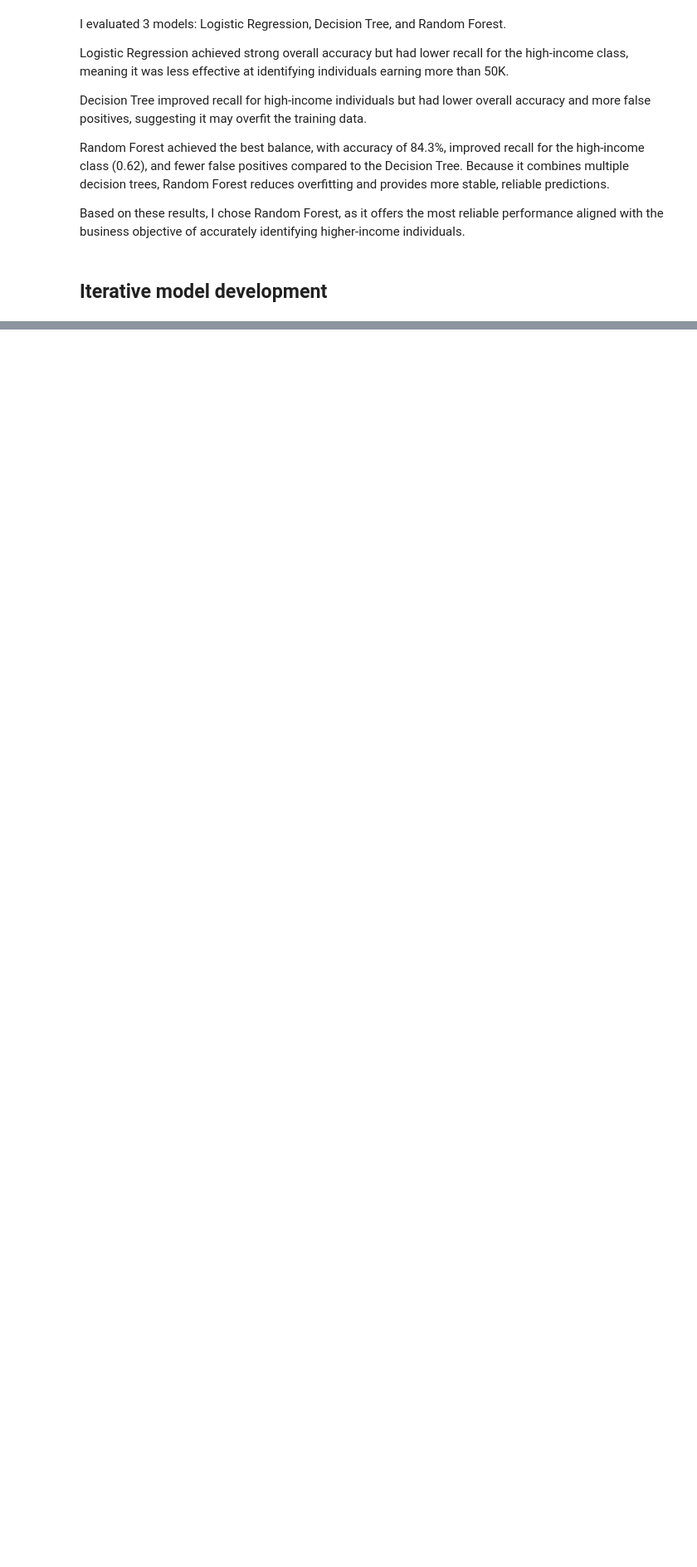
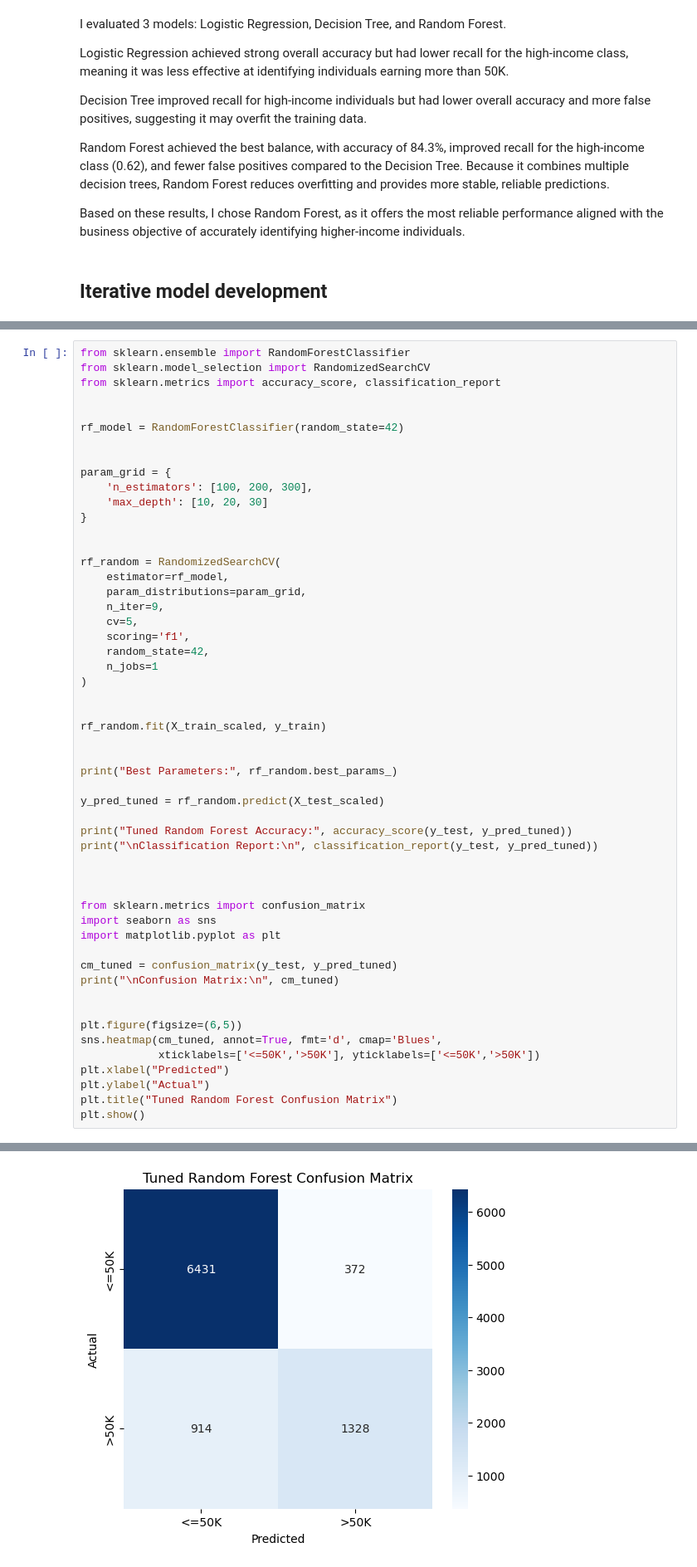
Before and after one commit to keepingitriel/mldp-project, a Jupyter notebook: MLDP Program Codes Submission Template.ipynb, the cells around one changed output, grey strips where cells are left out. Shown at 83% size. Saved outputs shown, nothing was run; the diff lists cells and outputs as text; blank space fills up the shorter version.

Commit message:
Iterative model development done

```diff
--- a/MLDP Program Codes Submission Template.ipynb
+++ b/MLDP Program Codes Submission Template.ipynb
@@ -468,0 +566,54 @@ Based on these results, I chose Random Forest, as it offers the most reliable pe
+# %%
+from sklearn.ensemble import RandomForestClassifier
+from sklearn.model_selection import RandomizedSearchCV
+from sklearn.metrics import accuracy_score, classification_report
+
+
+rf_model = RandomForestClassifier(random_state=42)
+
+
+param_grid = {
+    'n_estimators': [100, 200, 300],
+    'max_depth': [10, 20, 30]
+}
+
+
+rf_random = RandomizedSearchCV(
+    estimator=rf_model,
+    param_distributions=param_grid,
+    n_iter=9,
+    cv=5,
+    scoring='f1',
+    random_state=42,
+    n_jobs=1
+)
+
+
+rf_random.fit(X_train_scaled, y_train)
+
+
+print("Best Parameters:", rf_random.best_params_)
+
+y_pred_tuned = rf_random.predict(X_test_scaled)
+
+print("Tuned Random Forest Accuracy:", accuracy_score(y_test, y_pred_tuned))
+print("\nClassification Report:\n", classification_report(y_test, y_pred_tuned))
+
+
+
+from sklearn.metrics import confusion_matrix
+import seaborn as sns
+import matplotlib.pyplot as plt
+
+cm_tuned = confusion_matrix(y_test, y_pred_tuned)
+print("\nConfusion Matrix:\n", cm_tuned)
+
+
+plt.figure(figsize=(6,5))
+sns.heatmap(cm_tuned, annot=True, fmt='d', cmap='Blues',
+            xticklabels=['<=50K','>50K'], yticklabels=['<=50K','>50K'])
+plt.xlabel("Predicted")
+plt.ylabel("Actual")
+plt.title("Tuned Random Forest Confusion Matrix")
+plt.show()
+# %% [output]
@@ -468,0 +637 @@ Based on these results, I chose Random Forest, as it offers the most reliable pe
+[figure, added]
```
Also changed, not shown: parts of 7 cells of this notebook.
